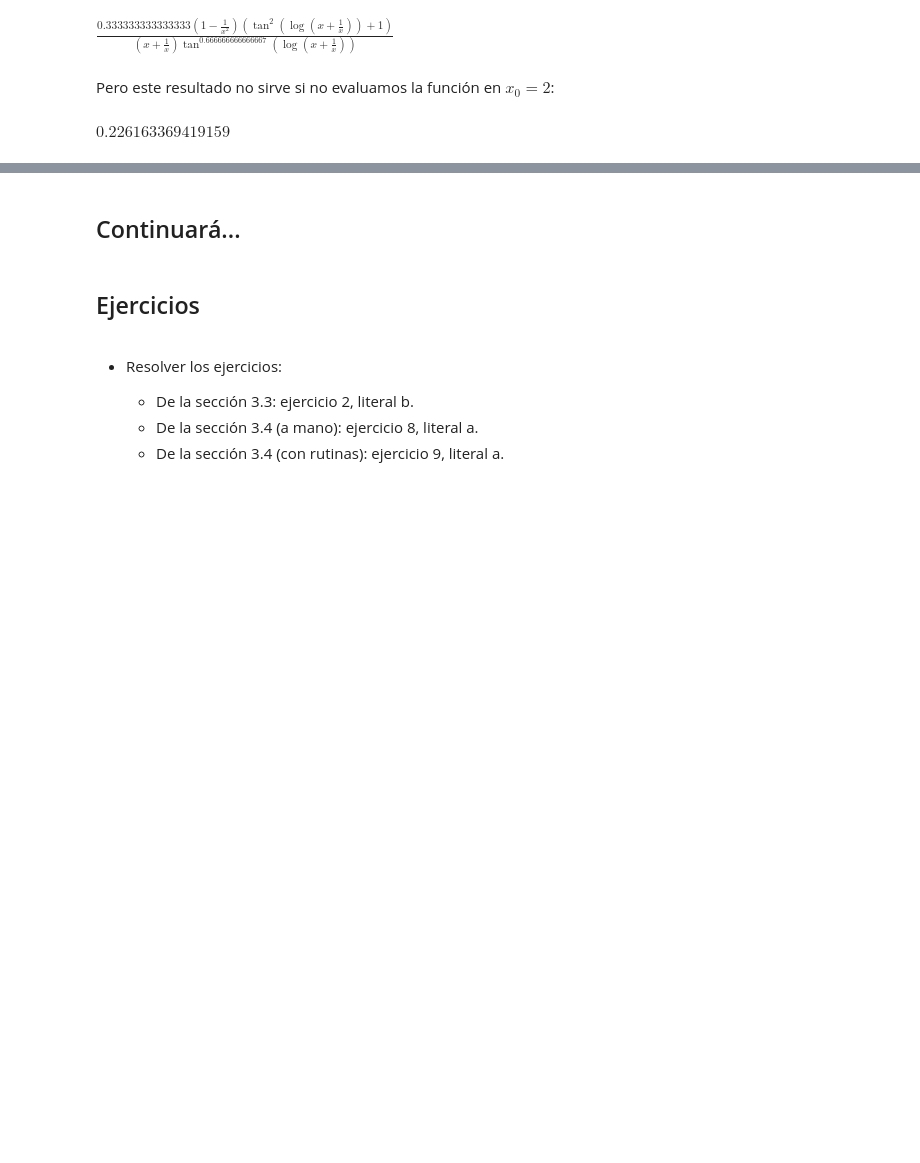
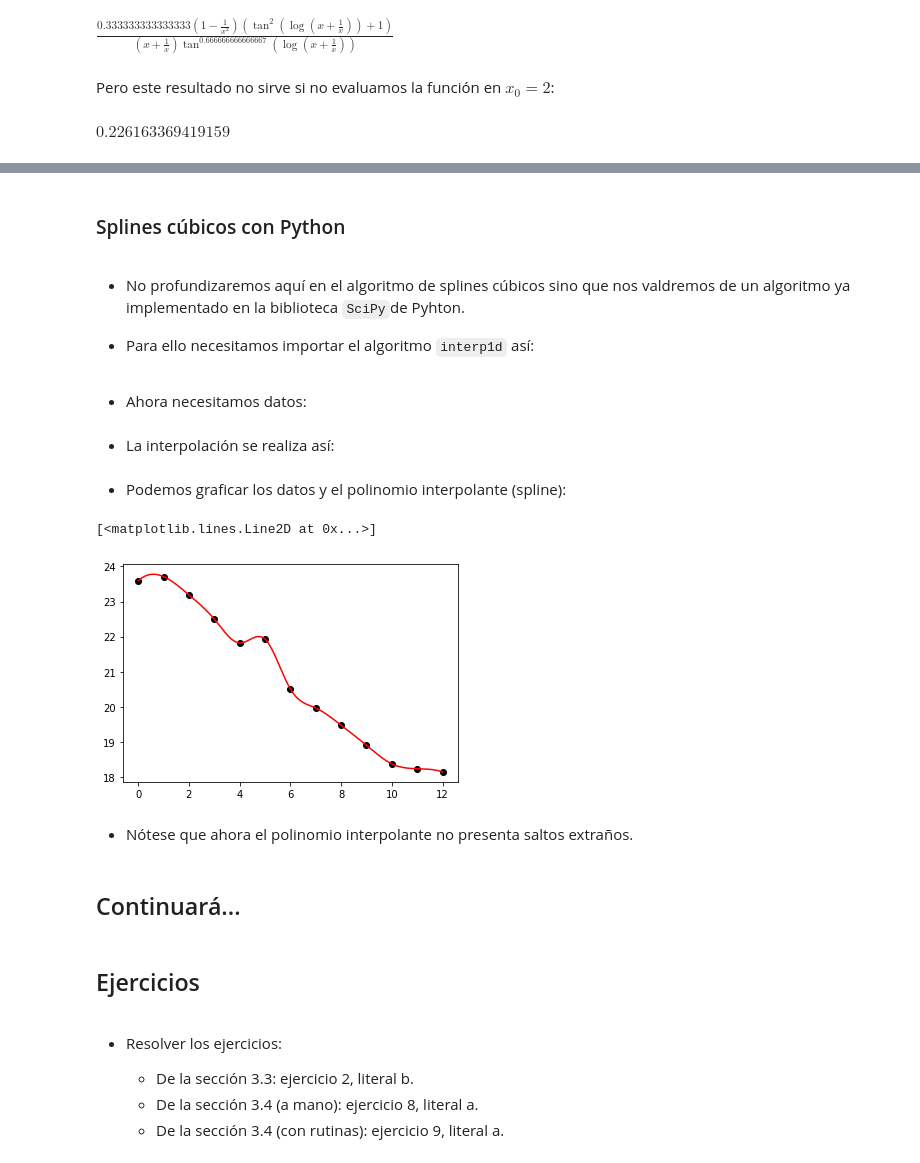
Before and after one commit to JorgeZuluaga/NotasMetodosNumericos, a Jupyter notebook: MN-CuadernoNotas-DiferenciacionNumerica_FormulasBasicas.ipynb, the cells around one changed output, grey strips where cells are left out. Cells and saved outputs as stored; diff of their text form; code cells hidden in the pictures; blank space fills up the shorter version.

```diff
--- a/MN-CuadernoNotas-DiferenciacionNumerica_FormulasBasicas.ipynb
+++ b/MN-CuadernoNotas-DiferenciacionNumerica_FormulasBasicas.ipynb
@@ -403,0 +442,7 @@ Aunque el problema no lo pidió, podemos evaluarlo en algún punto, por ejemplo
+# %% [markdown]
+### Splines cúbicos con Python
+# %% [markdown]
+
+- No profundizaremos aquí en el algoritmo de splines cúbicos sino que nos valdremos de un algoritmo ya implementado en la biblioteca `SciPy`de Pyhton.
+
+- Para ello necesitamos importar el algoritmo `interp1d` así:
@@ -404,3 +451,33 @@ Aunque el problema no lo pidió, podemos evaluarlo en algún punto, por ejemplo
+# %% [markdown]
+- Ahora necesitamos datos:
+# %%
+import numpy as np
+import pandas as pd
+#Leemos los datos
+datos=pd.read_csv("dataexport_20220330T141717.csv",skiprows=9)
+#Convertimos las fechas en horas desde el primer dato
+xs=np.array(pd.to_datetime(datos['timestamp']).view(int)/1e9/3600)
+xs=xs-xs[0]
+#Extraemos las temperaturas
+fs=np.array(datos["Medellín Temperature [2 m elevation corrected]"])
+# %% [markdown]
+- La interpolación se realiza así:
+# %%
+Pfun=interp1d(xs,fs,kind='cubic')
+# %% [markdown]
+- Podemos graficar los datos y el polinomio interpolante (spline):
+# %%
+import matplotlib.pyplot as plt
+xns=np.linspace(xs[0],xs[-1],1000)
+fns=Pfun(xns)
+
+plt.plot(xs,fs,'ko')
+plt.plot(xns,fns,'r-')
+# %% [output]
+[<matplotlib.lines.Line2D at 0x...>]
+[figure, added]
+# %% [markdown]
+- Nótese que ahora el polinomio interpolante no presenta saltos extraños.
 # %% [markdown]
 
 ## Continuará...
```
Also changed, not shown: parts of 33 cells of this notebook, 2 other files.
